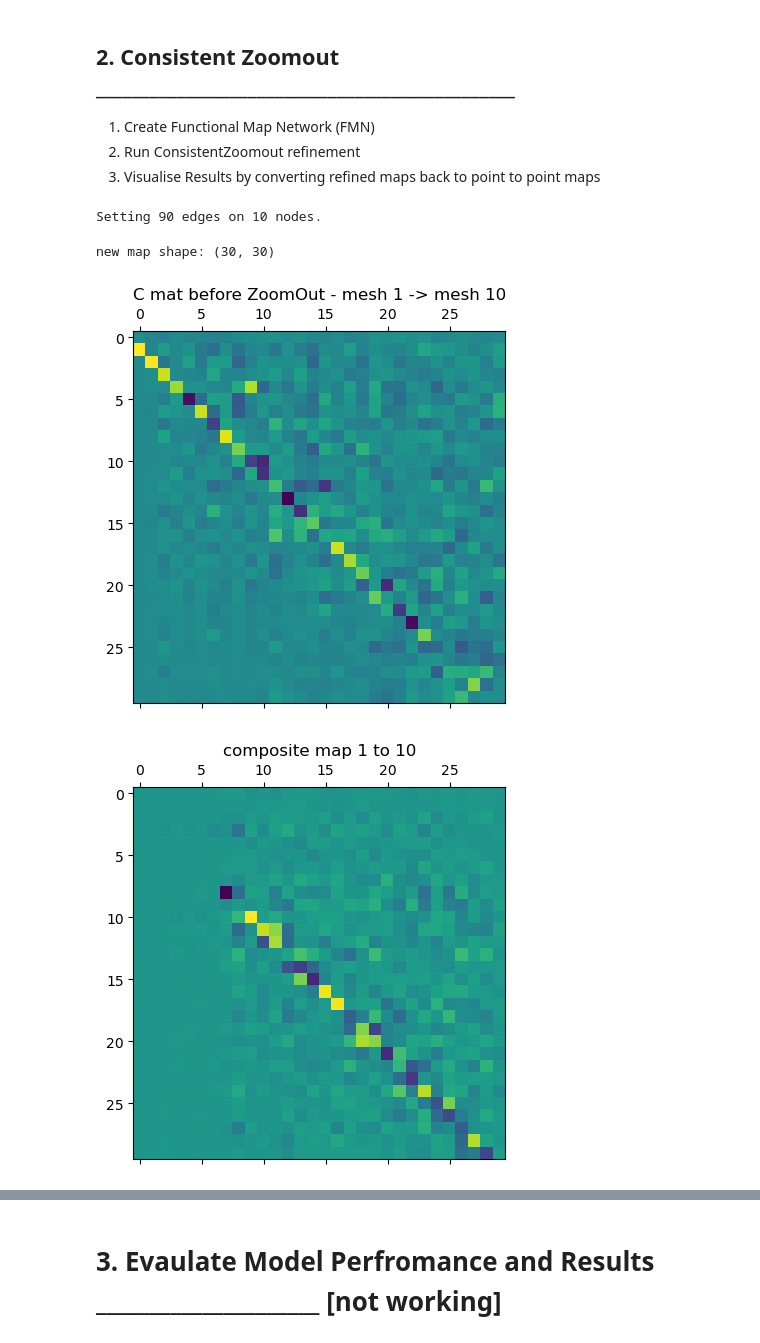
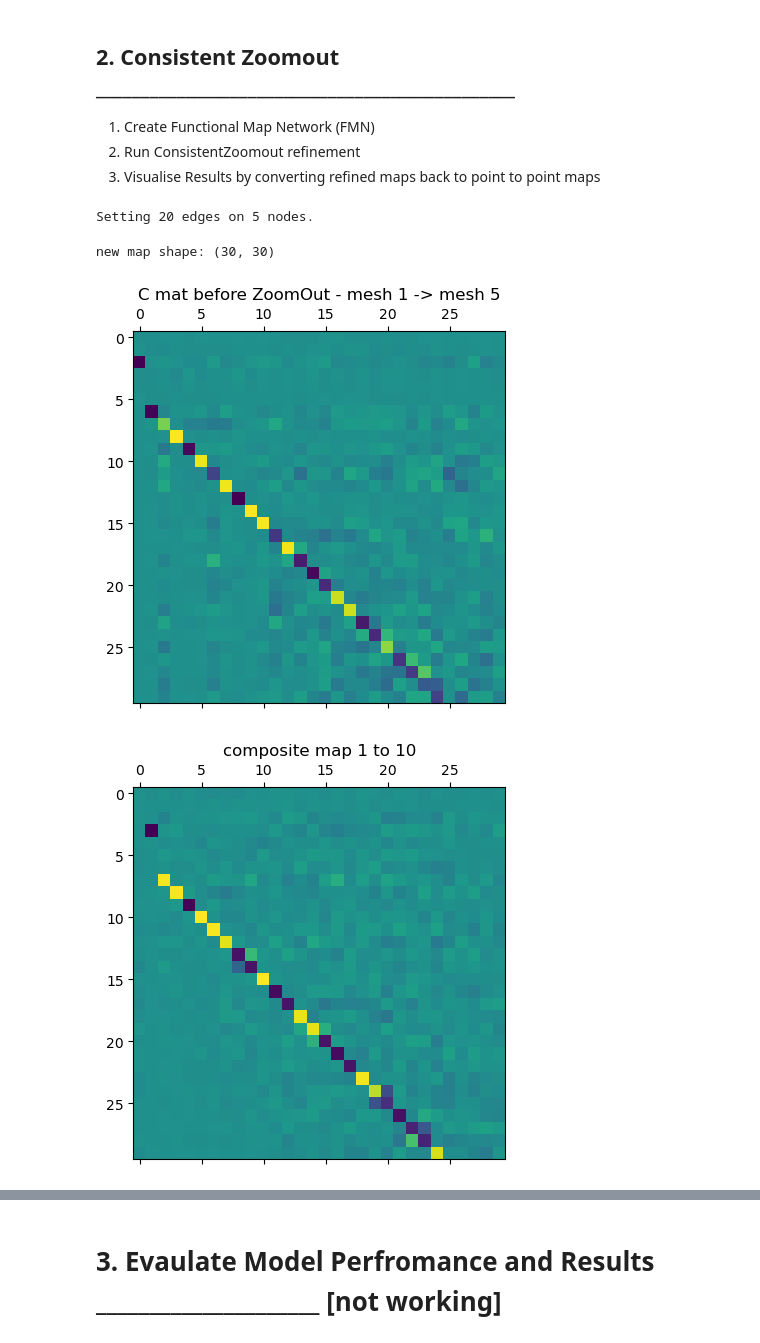
Before and after one commit to Arma1500/capstone2025, a Jupyter notebook: implementation/CZ_implementation_new_meshes.ipynb, the cells around one changed output, grey strips where cells are left out. Saved outputs shown, nothing was run; the diff lists cells and outputs as text; code cells hidden in the pictures.

```diff
--- a/implementation/CZ_implementation_new_meshes.ipynb
+++ b/implementation/CZ_implementation_new_meshes.ipynb
@@ -77,7 +79,7 @@ def clean_mesh(mesh):
 path = os.path.abspath('renders_small_dataset')
 
 start_frame = 1
-end_frame = 10
+end_frame = 5
 frames = [str(i).zfill(4) for i in range(start_frame, end_frame + 1)]
 
 # load meshes
@@ -394,39 +398,39 @@ from FMN_Edited import FMN_Edited
 # Build the network
 fmn_model = FMN_Edited(mesh_list, maps_dict.copy())
 # %% [output]
-Setting 90 edges on 10 nodes.
+Setting 20 edges on 5 nodes.
 # %%
 # add composite maps for missing edges?
 ind_1 = 0
-ind_2 = 9
+ind_2 = 4
 
 mesh1, mesh2 = mesh_list[ind_1], mesh_list[ind_2]
 
 new_maps_dict = fmn_model.maps
 map_1_10 = new_maps_dict[(ind_1, ind_2)]
 
 print(f"new map shape: {map_1_10.shape}")
 
 plt.matshow(map_1_10)
 plt.title(f"C mat before ZoomOut - mesh {ind_1+1} -> mesh {ind_2+1}")
 plt.show()
 
 map_1_2 = new_maps_dict[(0,1)]
 map_2_3 = new_maps_dict[(1,2)]
 map_3_4 = new_maps_dict[(2,3)]
 map_4_5 = new_maps_dict[(3,4)]
 
-map_5_6 = new_maps_dict[(4,5)]
-map_6_7 = new_maps_dict[(5,6)]
-map_7_8 = new_maps_dict[(6,7)]
-map_8_9 = new_maps_dict[(7,8)]
-map_9_10 = new_maps_dict[(8,9)]
+# map_5_6 = new_maps_dict[(4,5)]
+# map_6_7 = new_maps_dict[(5,6)]
+# map_7_8 = new_maps_dict[(6,7)]
+# map_8_9 = new_maps_dict[(7,8)]
+# map_9_10 = new_maps_dict[(8,9)]
 
-comp_map_1_10 = map_1_2 @ map_2_3 @ map_3_4 @ map_4_5 @ map_5_6 @ map_6_7 @ map_7_8 @ map_8_9 @ map_9_10
+comp_map_1_10 = map_1_2 @ map_2_3 @ map_3_4 @ map_4_5 #@ map_5_6 @ map_6_7 @ map_7_8 @ map_8_9 @ map_9_10
 plt.matshow(comp_map_1_10)
 plt.title(f"composite map 1 to 10")
 plt.show()
 # %% [output]
 new map shape: (30, 30)
-[figure, old version]
+[figure, new version]
-[figure, old version]
+[figure, new version]
```
Also changed, not shown: parts of 11 cells of this notebook, 1 other file.
